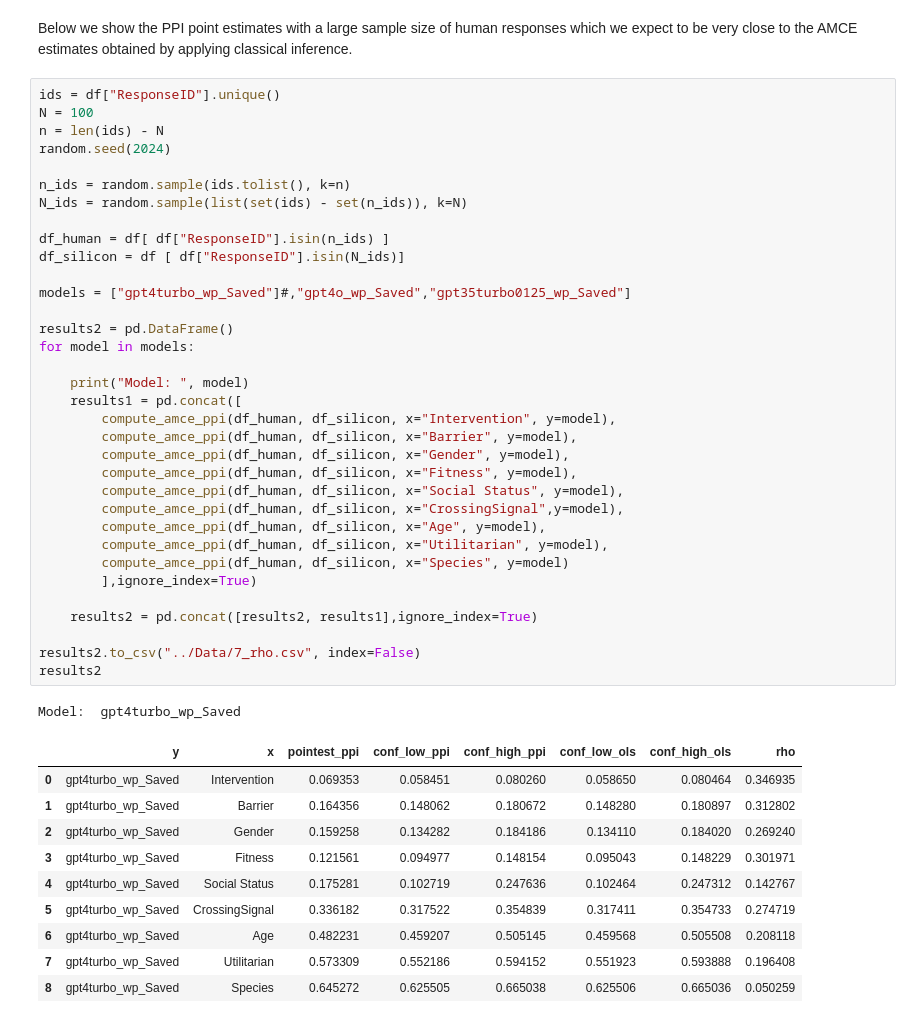
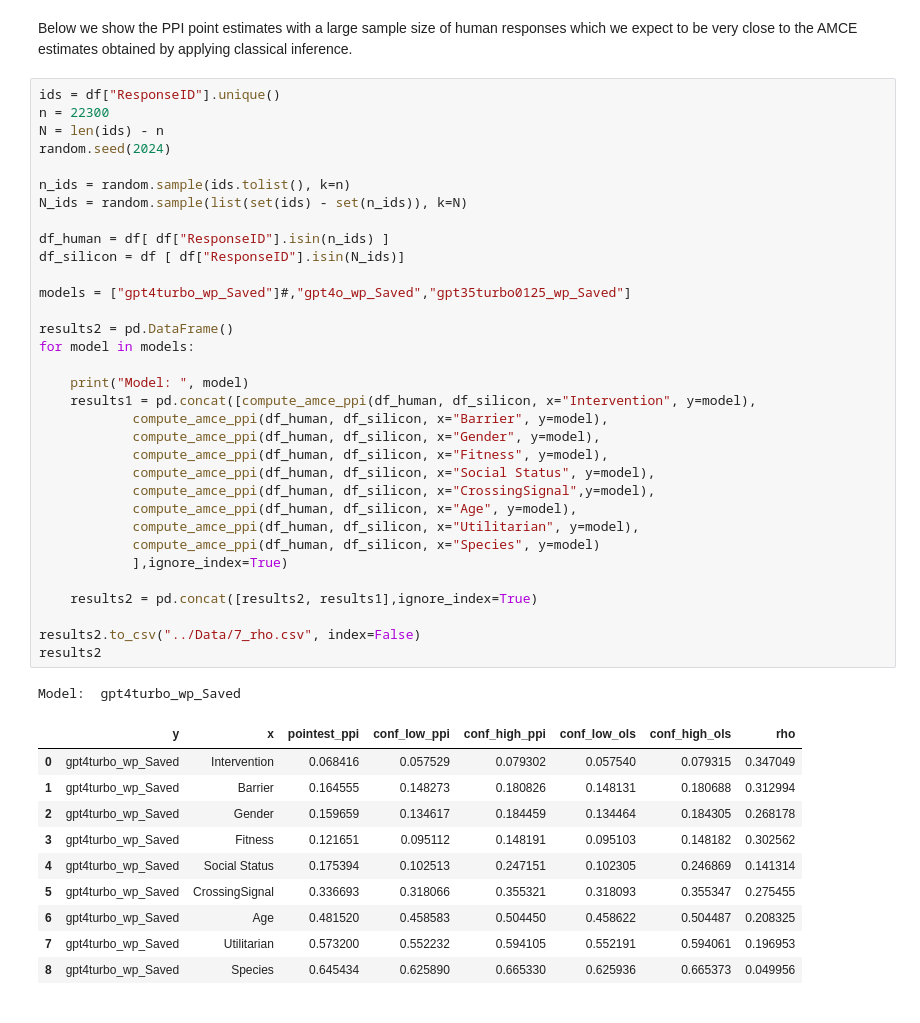
Before and after one commit to davidbroska/MixedSubjects, a Jupyter notebook: Code/7_AnalysisPPI.ipynb, the cells around one changed output. Saved outputs shown, nothing was run; the diff lists cells and outputs as text.

```diff
--- a/Code/7_AnalysisPPI.ipynb
+++ b/Code/7_AnalysisPPI.ipynb
@@ -783,49 +783,48 @@ The AMCE estimates computed above are the same as those calculated with the func
 Below we show the PPI point estimates with a large sample size of human responses which we expect to be very close to the AMCE estimates obtained by applying classical inference.
 # %%
 ids = df["ResponseID"].unique()
-N = 100
-n = len(ids) - N
+n = 22300
+N = len(ids) - n
 random.seed(2024)
 
 n_ids = random.sample(ids.tolist(), k=n)
 N_ids = random.sample(list(set(ids) - set(n_ids)), k=N)
 
 df_human = df[ df["ResponseID"].isin(n_ids) ]
 df_silicon = df [ df["ResponseID"].isin(N_ids)]
 
 models = ["gpt4turbo_wp_Saved"]#,"gpt4o_wp_Saved","gpt35turbo0125_wp_Saved"]
 
 results2 = pd.DataFrame()
 for model in models:
 
     print("Model: ", model)
-    results1 = pd.concat([
-        compute_amce_ppi(df_human, df_silicon, x="Intervention", y=model),
-        compute_amce_ppi(df_human, df_silicon, x="Barrier", y=model),
-        compute_amce_ppi(df_human, df_silicon, x="Gender", y=model),
-        compute_amce_ppi(df_human, df_silicon, x="Fitness", y=model),
-        compute_amce_ppi(df_human, df_silicon, x="Social Status", y=model),
-        compute_amce_ppi(df_human, df_silicon, x="CrossingSignal",y=model),
-        compute_amce_ppi(df_human, df_silicon, x="Age", y=model),
-        compute_amce_ppi(df_human, df_silicon, x="Utilitarian", y=model),
-        compute_amce_ppi(df_human, df_silicon, x="Species", y=model)
-        ],ignore_index=True)
+    results1 = pd.concat([compute_amce_ppi(df_human, df_silicon, x="Intervention", y=model),
+            compute_amce_ppi(df_human, df_silicon, x="Barrier", y=model),
+            compute_amce_ppi(df_human, df_silicon, x="Gender", y=model),
+            compute_amce_ppi(df_human, df_silicon, x="Fitness", y=model),
+            compute_amce_ppi(df_human, df_silicon, x="Social Status", y=model),
+            compute_amce_ppi(df_human, df_silicon, x="CrossingSignal",y=model),
+            compute_amce_ppi(df_human, df_silicon, x="Age", y=model),
+            compute_amce_ppi(df_human, df_silicon, x="Utilitarian", y=model),
+            compute_amce_ppi(df_human, df_silicon, x="Species", y=model)
+            ],ignore_index=True)
 
     results2 = pd.concat([results2, results1],ignore_index=True)
 
 results2.to_csv("../Data/7_rho.csv", index=False)
 results2
 # %% [output]
 Model:  gpt4turbo_wp_Saved
 |  | y | x | pointest_ppi | conf_low_ppi | conf_high_ppi | conf_low_ols | conf_high_ols | rho |
-| 0 | gpt4turbo_wp_Saved | Intervention | 0.069353 | 0.058451 | 0.080260 | 0.058650 | 0.080464 | 0.346935 |
-| 1 | gpt4turbo_wp_Saved | Barrier | 0.164356 | 0.148062 | 0.180672 | 0.148280 | 0.180897 | 0.312802 |
-| 2 | gpt4turbo_wp_Saved | Gender | 0.159258 | 0.134282 | 0.184186 | 0.134110 | 0.184020 | 0.269240 |
-| 3 | gpt4turbo_wp_Saved | Fitness | 0.121561 | 0.094977 | 0.148154 | 0.095043 | 0.148229 | 0.301971 |
-| 4 | gpt4turbo_wp_Saved | Social Status | 0.175281 | 0.102719 | 0.247636 | 0.102464 | 0.247312 | 0.142767 |
-| 5 | gpt4turbo_wp_Saved | CrossingSignal | 0.336182 | 0.317522 | 0.354839 | 0.317411 | 0.354733 | 0.274719 |
-| 6 | gpt4turbo_wp_Saved | Age | 0.482231 | 0.459207 | 0.505145 | 0.459568 | 0.505508 | 0.208118 |
-| 7 | gpt4turbo_wp_Saved | Utilitarian | 0.573309 | 0.552186 | 0.594152 | 0.551923 | 0.593888 | 0.196408 |
-| 8 | gpt4turbo_wp_Saved | Species | 0.645272 | 0.625505 | 0.665038 | 0.625506 | 0.665036 | 0.050259 |
+| 0 | gpt4turbo_wp_Saved | Intervention | 0.068416 | 0.057529 | 0.079302 | 0.057540 | 0.079315 | 0.347049 |
+| 1 | gpt4turbo_wp_Saved | Barrier | 0.164555 | 0.148273 | 0.180826 | 0.148131 | 0.180688 | 0.312994 |
+| 2 | gpt4turbo_wp_Saved | Gender | 0.159659 | 0.134617 | 0.184459 | 0.134464 | 0.184305 | 0.268178 |
+| 3 | gpt4turbo_wp_Saved | Fitness | 0.121651 | 0.095112 | 0.148191 | 0.095103 | 0.148182 | 0.302562 |
+| 4 | gpt4turbo_wp_Saved | Social Status | 0.175394 | 0.102513 | 0.247151 | 0.102305 | 0.246869 | 0.141314 |
+| 5 | gpt4turbo_wp_Saved | CrossingSignal | 0.336693 | 0.318066 | 0.355321 | 0.318093 | 0.355347 | 0.275455 |
+| 6 | gpt4turbo_wp_Saved | Age | 0.481520 | 0.458583 | 0.504450 | 0.458622 | 0.504487 | 0.208325 |
+| 7 | gpt4turbo_wp_Saved | Utilitarian | 0.573200 | 0.552232 | 0.594105 | 0.552191 | 0.594061 | 0.196953 |
+| 8 | gpt4turbo_wp_Saved | Species | 0.645434 | 0.625890 | 0.665330 | 0.625936 | 0.665373 | 0.049956 |
 # %%
 # sample size human subjects
```
Also changed, not shown: parts of 7 cells of this notebook.
